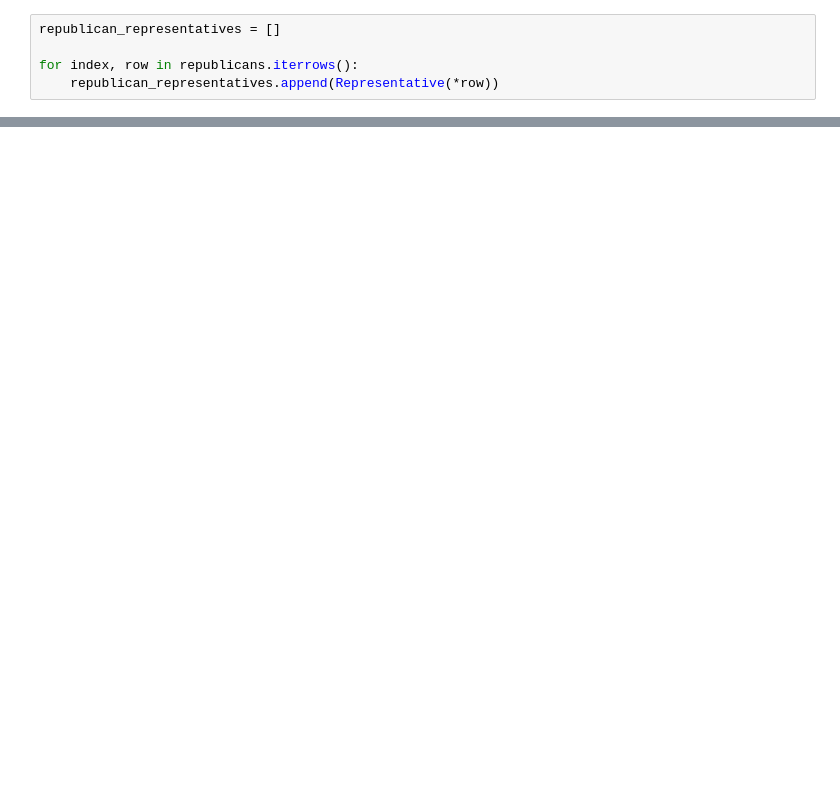
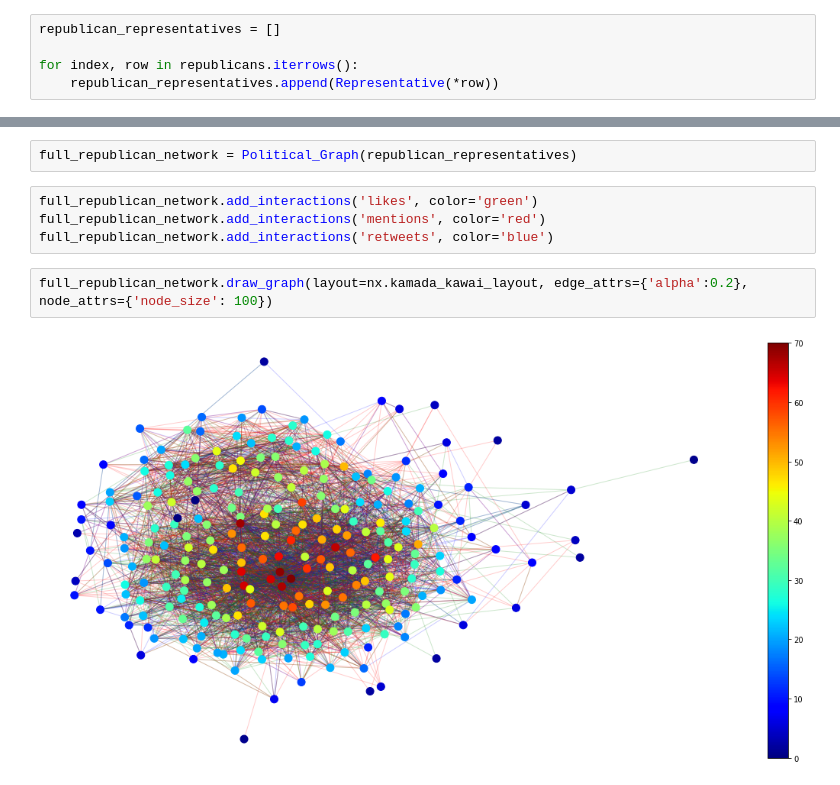
Before and after one commit to krzhalovski/Network-Science, a Jupyter notebook: Networks.ipynb, the cells around one changed output, grey strips where cells are left out. Drawn from its saved outputs; the diff is of its cells as text; blank space fills up the shorter version.

```diff
--- a/Networks.ipynb
+++ b/Networks.ipynb
@@ -180,0 +122,10 @@ sorted(list(democrat_corpus.items()), key=lambda x: x[1], reverse=True)[:10]
+# %%
+full_republican_network = Political_Graph(republican_representatives)
+# %%
+full_republican_network.add_interactions('likes', color='green')
+full_republican_network.add_interactions('mentions', color='red')
+full_republican_network.add_interactions('retweets', color='blue')
+# %%
+full_republican_network.draw_graph(layout=nx.kamada_kawai_layout, edge_attrs={'alpha':0.2}, node_attrs={'node_size': 100})
+# %% [output]
+[figure, added]
```
Also changed, not shown: parts of 41 cells of this notebook, 2 other files.
